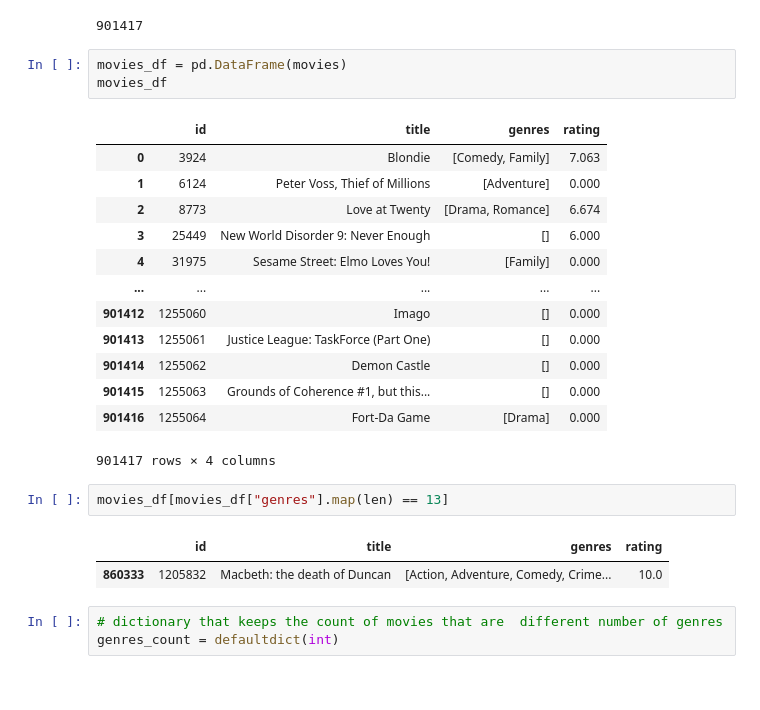
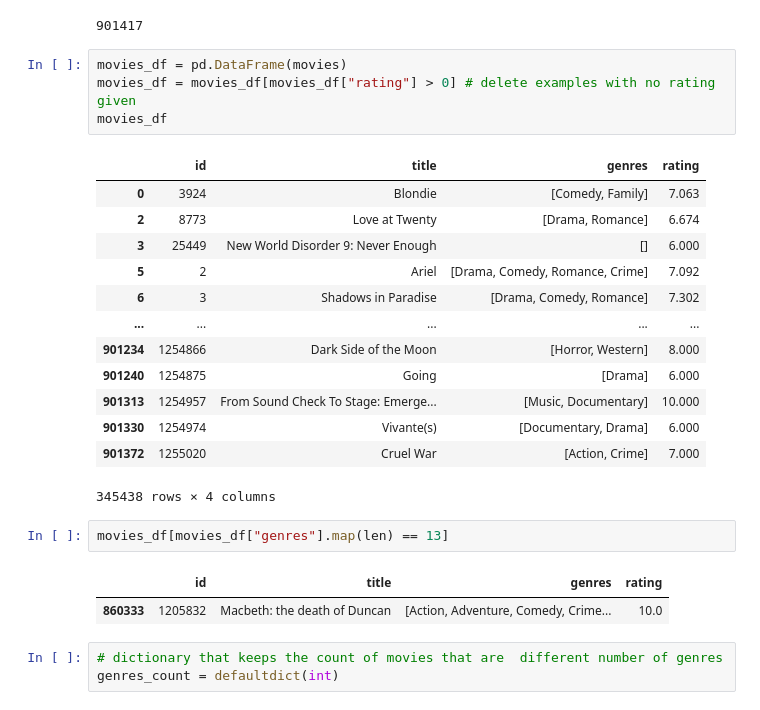
Before and after one commit to sariaslaso/movies_and_LLMs, a Jupyter notebook: predict_ratings/data_processing.ipynb, the cells around one changed output. Saved outputs shown, nothing was run; the diff lists cells and outputs as text.

```diff
--- a/predict_ratings/data_processing.ipynb
+++ b/predict_ratings/data_processing.ipynb
@@ -23,26 +23,27 @@ len(movies)
 901417
 # %%
 movies_df = pd.DataFrame(movies)
+movies_df = movies_df[movies_df["rating"] > 0] # delete examples with no rating given
 movies_df
 # %% [output]
 |  | id | title | genres | rating |
 | 0 | 3924 | Blondie | [Comedy, Family] | 7.063 |
-| 1 | 6124 | Peter Voss, Thief of Millions | [Adventure] | 0.000 |
 | 2 | 8773 | Love at Twenty | [Drama, Romance] | 6.674 |
 | 3 | 25449 | New World Disorder 9: Never Enough | [] | 6.000 |
-| 4 | 31975 | Sesame Street: Elmo Loves You! | [Family] | 0.000 |
+| 5 | 2 | Ariel | [Drama, Comedy, Romance, Crime] | 7.092 |
+| 6 | 3 | Shadows in Paradise | [Drama, Comedy, Romance] | 7.302 |
 | ... | ... | ... | ... | ... |
-| 901412 | 1255060 | Imago | [] | 0.000 |
-| 901413 | 1255061 | Justice League: TaskForce (Part One) | [] | 0.000 |
-| 901414 | 1255062 | Demon Castle | [] | 0.000 |
-| 901415 | 1255063 | Grounds of Coherence #1, but this... | [] | 0.000 |
-| 901416 | 1255064 | Fort-Da Game | [Drama] | 0.000 |
+| 901234 | 1254866 | Dark Side of the Moon | [Horror, Western] | 8.000 |
+| 901240 | 1254875 | Going | [Drama] | 6.000 |
+| 901313 | 1254957 | From Sound Check To Stage: Emerge... | [Music, Documentary] | 10.000 |
+| 901330 | 1254974 | Vivante(s) | [Documentary, Drama] | 6.000 |
+| 901372 | 1255020 | Cruel War | [Action, Crime] | 7.000 |
-901417 rows × 4 columns
+345438 rows × 4 columns
-# %%
-movies_df[movies_df["genres"].map(len) == 13]
-# %% [output]
-|  | id | title | genres | rating |
-| 860333 | 1205832 | Macbeth: the death of Duncan | [Action, Adventure, Comedy, Crime... | 10.0 |
+# %%
+movies_df[movies_df["genres"].map(len) == 13]
+# %% [output]
+|  | id | title | genres | rating |
+| 860333 | 1205832 | Macbeth: the death of Duncan | [Action, Adventure, Comedy, Crime... | 10.0 |
 # %%
 # dictionary that keeps the count of movies that are  different number of genres
 genres_count = defaultdict(int)
```
Also changed, not shown: parts of 13 cells of this notebook.
